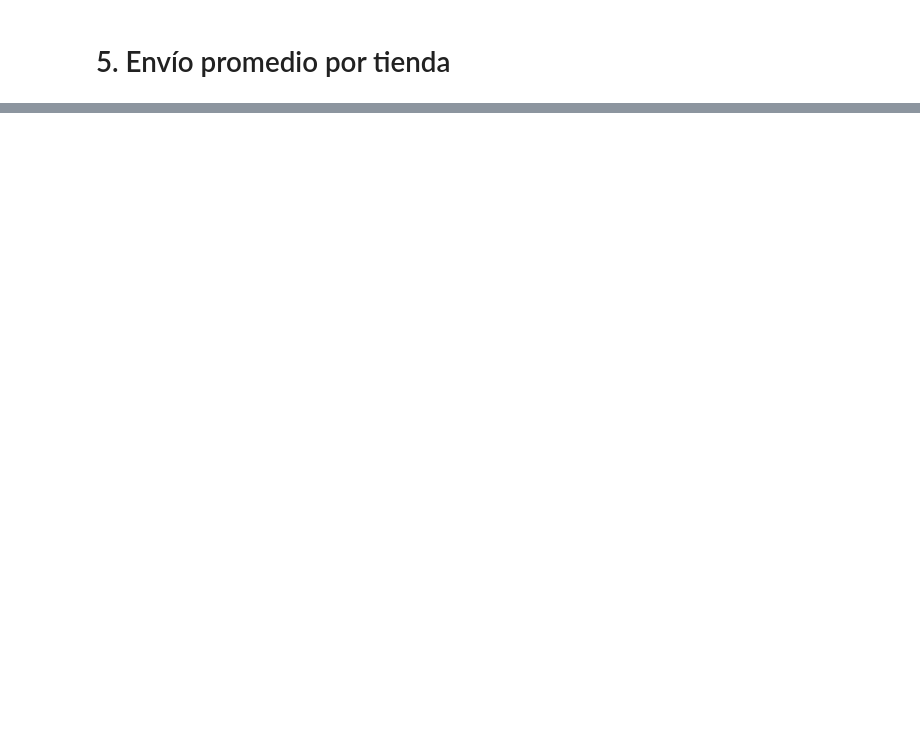
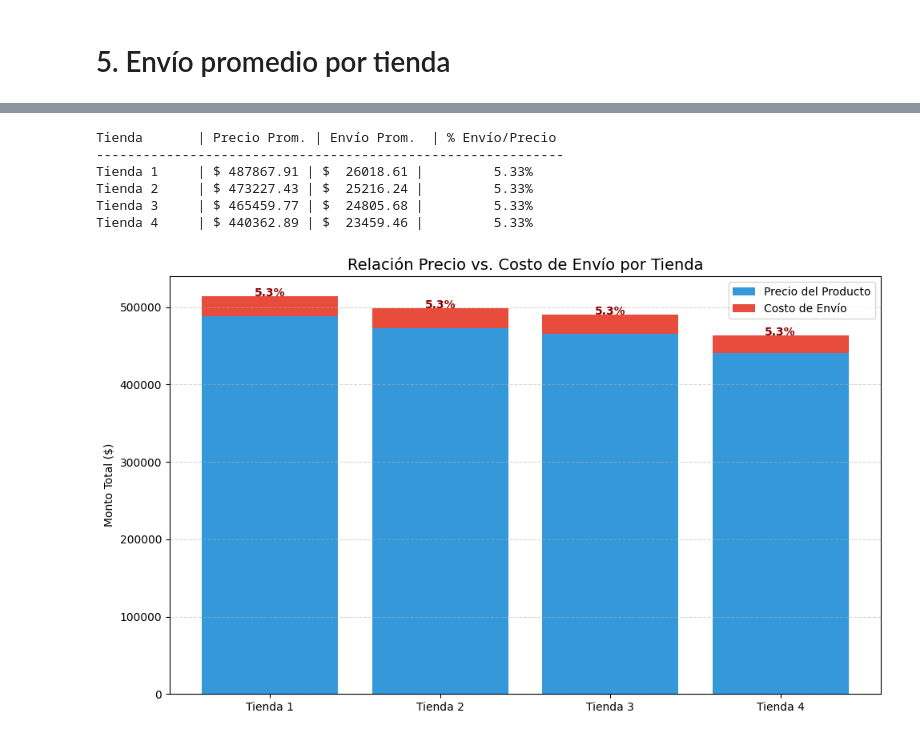
Before and after one commit to HeberBernal/Heber-base-de-datos-challenge1-latam, a Jupyter notebook: AluraStoreLatamHeber.ipynb, the cells around one changed output, grey strips where cells are left out. Cells and saved outputs as stored; diff of their text form; code cells hidden in the pictures; blank space fills up the shorter version.

```diff
--- a/AluraStoreLatamHeber.ipynb
+++ b/AluraStoreLatamHeber.ipynb
@@ -344,0 +249,71 @@ Passing `palette` without assigning `hue` is deprecated and will be removed in v
+# %%
+# Usamos los nombres de columna que ya definimos
+NOMBRE_COLUMNA_PRECIO = 'Precio'
+NOMBRE_COLUMNA_ENVIO = 'Costo de envío'
+
+# 1. Calculamos los promedios de ambas columnas para cada tienda
+def calcular_ratio_envio(df):
+    precio_medio = pd.to_numeric(df[NOMBRE_COLUMNA_PRECIO], errors='coerce').mean()
+    envio_medio = pd.to_numeric(df[NOMBRE_COLUMNA_ENVIO], errors='coerce').mean()
+
+    # Calculamos qué porcentaje del precio es el envío
+    if precio_medio > 0:
+        porcentaje = (envio_medio / precio_medio) * 100
+        return precio_medio, envio_medio, porcentaje
+    return 0, 0, 0
+
+# 2. Procesamos los datos
+resultados = {
+    "Tienda 1": calcular_ratio_envio(tienda),
+    "Tienda 2": calcular_ratio_envio(tienda2),
+    "Tienda 3": calcular_ratio_envio(tienda3),
+    "Tienda 4": calcular_ratio_envio(tienda4)
+}
+
+# 3. Output de texto claro
+print(f"{'Tienda':<12} | {'Precio Prom.':<12} | {'Envío Prom.':<12} | {'% Envío/Precio'}")
+print("-" * 60)
+for t, (p, e, porc) in resultados.items():
+    print(f"{t:<12} | ${p:>10.2f} | ${e:>10.2f} | {porc:>12.2f}%")
+# %% [output]
+Tienda       | Precio Prom. | Envío Prom.  | % Envío/Precio
+------------------------------------------------------------
+Tienda 1     | $ 487867.91 | $  26018.61 |         5.33%
+Tienda 2     | $ 473227.43 | $  25216.24 |         5.33%
+Tienda 3     | $ 465459.77 | $  24805.68 |         5.33%
+Tienda 4     | $ 440362.89 | $  23459.46 |         5.33%
+# %%
+import matplotlib.pyplot as plt
+
+# 1. Preparar los datos (usando los promedios que ya calculamos)
+tiendas = ['Tienda 1', 'Tienda 2', 'Tienda 3', 'Tienda 4']
+precios = [resultados[t][0] for t in tiendas]
+envios = [resultados[t][1] for t in tiendas]
+
+# 2. Crear el gráfico
+plt.figure(figsize=(10, 6))
+
+# Dibujamos primero la barra del precio
+plt.bar(tiendas, precios, label='Precio del Producto', color='#3498db')
+
+# Dibujamos la barra del envío ENCIMA de la del precio
+plt.bar(tiendas, envios, bottom=precios, label='Costo de Envío', color='#e74c3c')
+
+# 3. Estética sencilla
+plt.title('Relación Precio vs. Costo de Envío por Tienda', fontsize=14)
+plt.ylabel('Monto Total ($)')
+plt.legend()
+plt.grid(axis='y', linestyle='--', alpha=0.5)
+
+# Añadir el porcentaje sobre cada barra para que sea más claro
+for i, t in enumerate(tiendas):
+    porcentaje = resultados[t][2]
+    total = precios[i] + envios[i]
+    plt.text(i, total + 2, f'{porcentaje:.1f}%', ha='center', fontweight='bold', color='darkred')
+
+
+
+plt.tight_layout()
+plt.show()
+# %% [output]
+[figure, added]
```
Also changed, not shown: parts of 7 cells of this notebook.
